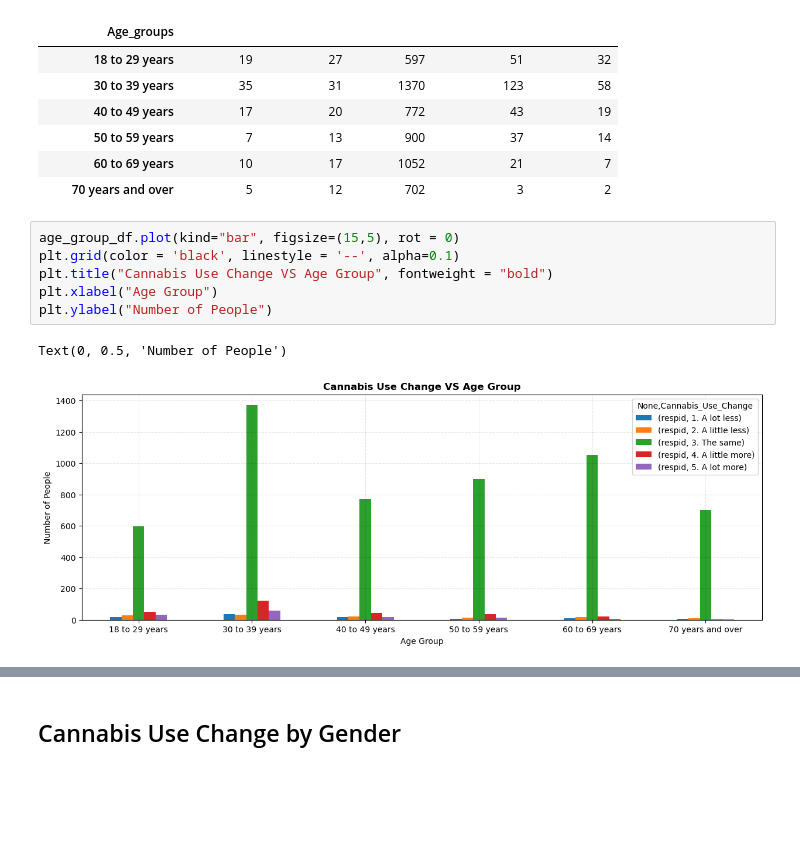
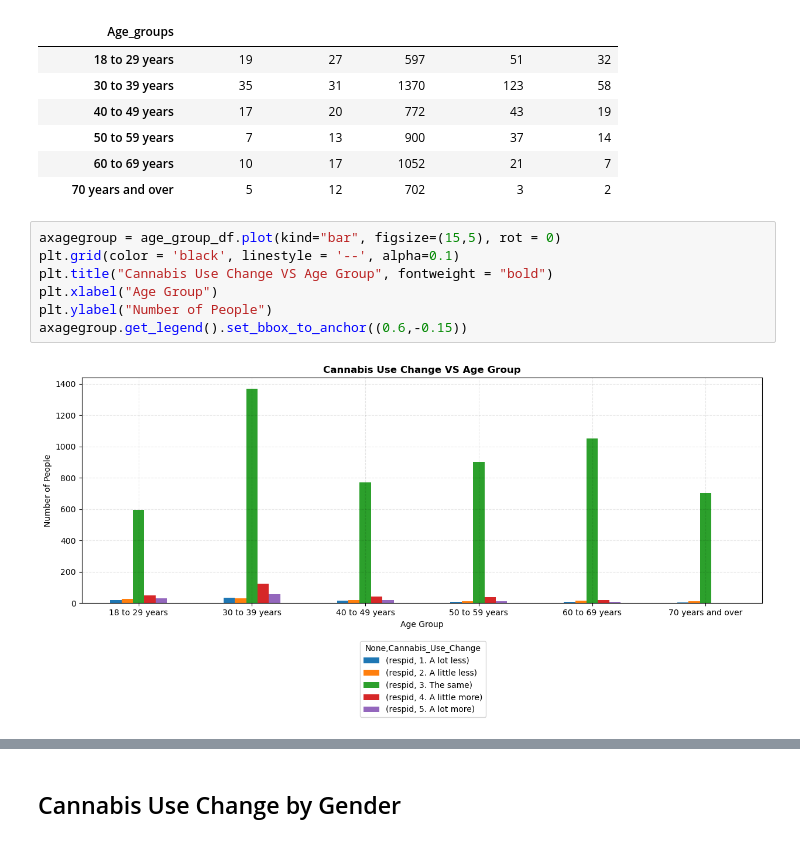
Before and after one commit to ajunjee-selvam/Project_1, a Jupyter notebook: cannabis_demographics_starter.ipynb, the cells around one changed output, grey strips where cells are left out. Cells and saved outputs as stored; diff of their text form; blank space fills up the shorter version.

```diff
--- a/cannabis_demographics_starter.ipynb
+++ b/cannabis_demographics_starter.ipynb
@@ -277,14 +241,14 @@ age_group_df
 | 60 to 69 years | 10 | 17 | 1052 | 21 | 7 |
 | 70 years and over | 5 | 12 | 702 | 3 | 2 |
 # %%
-age_group_df.plot(kind="bar", figsize=(15,5), rot = 0)
+axagegroup = age_group_df.plot(kind="bar", figsize=(15,5), rot = 0)
 plt.grid(color = 'black', linestyle = '--', alpha=0.1)
 plt.title("Cannabis Use Change VS Age Group", fontweight = "bold")
 plt.xlabel("Age Group")
 plt.ylabel("Number of People")
+axagegroup.get_legend().set_bbox_to_anchor((0.6,-0.15))
 # %% [output]
-Text(0, 0.5, 'Number of People')
-[figure, old version]
+[figure, new version]
 # %%
 age_group_df2 = change_only_df.groupby(["Age_groups", "Cannabis_Use_Change"]).count().unstack()
 age_group_df2 = age_group_df2[["respid"]]
```
Also changed, not shown: parts of 28 cells of this notebook.
